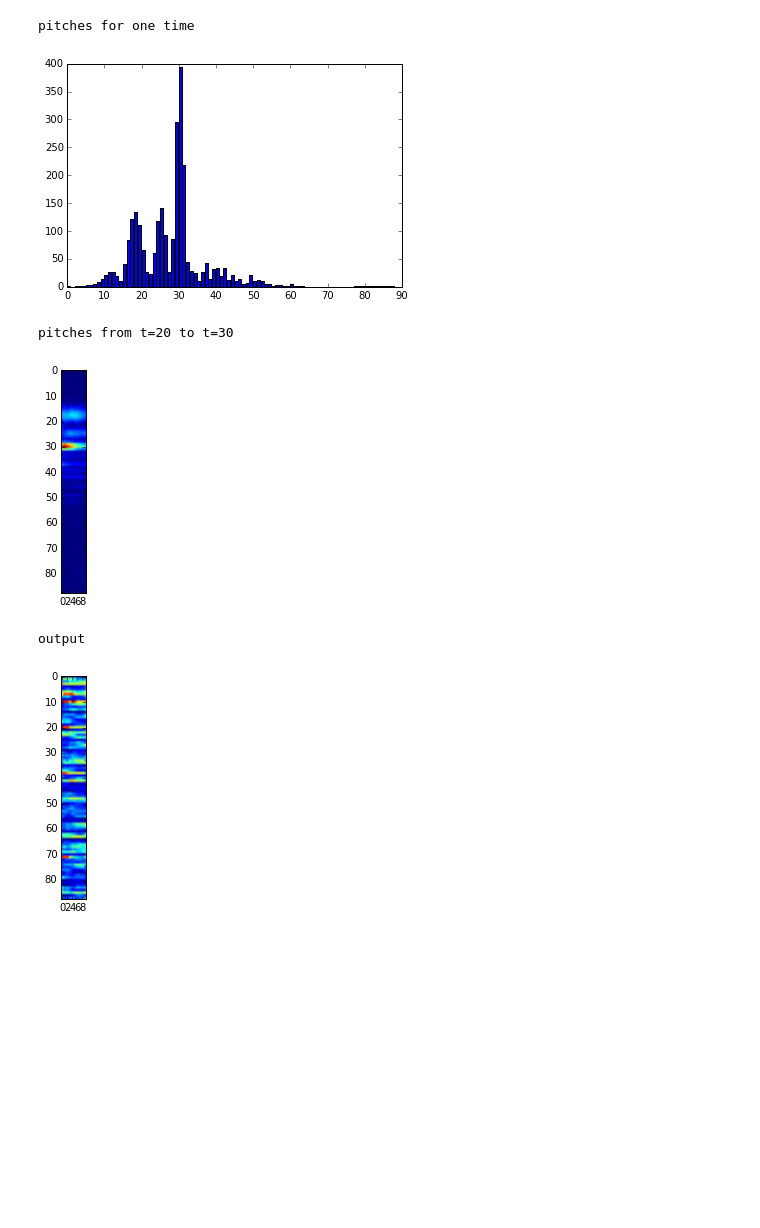
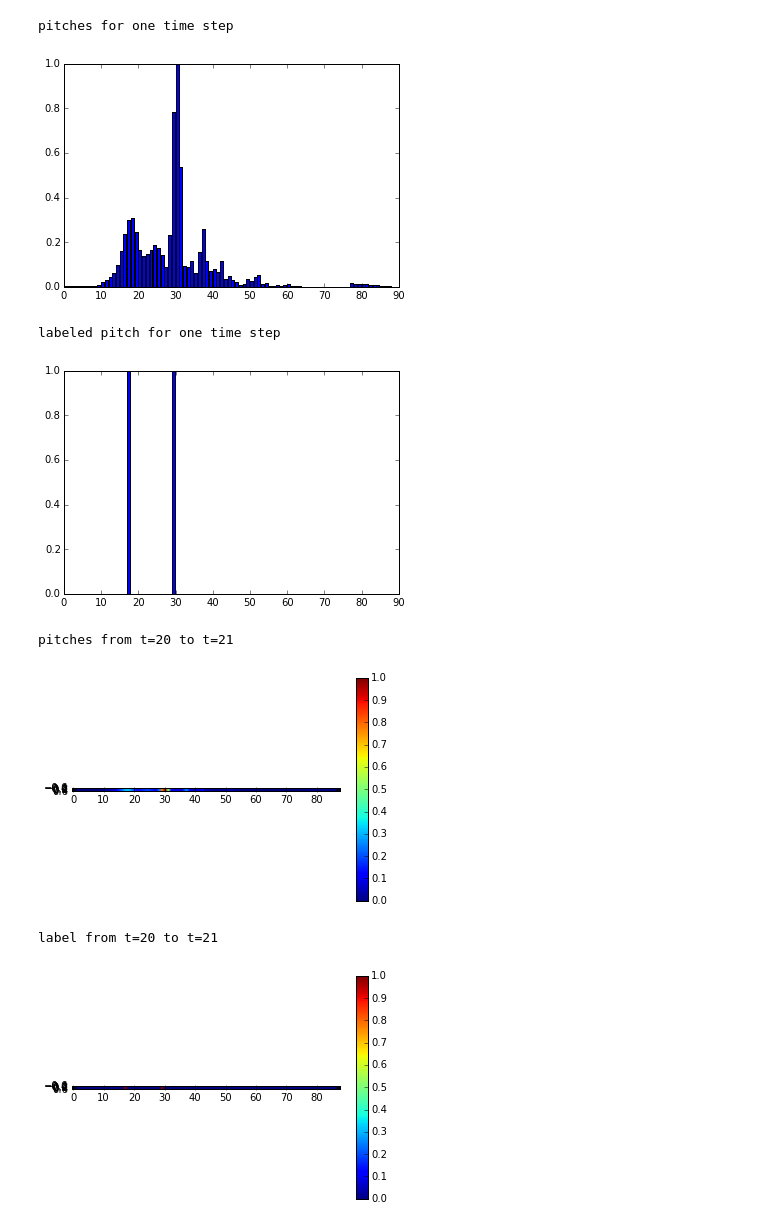
Before and after one commit to jbarrow/capstone, a Jupyter notebook: notebooks/Training_Notebook.ipynb, the cells around one changed output. Drawn from its saved outputs; the diff is of its cells as text; code cells hidden in the pictures; blank space fills up the shorter version.

```diff
--- a/notebooks/Training_Notebook.ipynb
+++ b/notebooks/Training_Notebook.ipynb
@@ -25,0 +26,10 @@ audio = load('../data/MUS/test/MAPS_MUS-alb_esp2_AkPnStgb.pkl')
+# %%
+print "Normalize audio"
+patterns = audio.X.shape[0]
+dimensions = audio.X.shape[1]
+max_values = np.max(audio.X, axis=1)
+max_values = np.tile(max_values, (dimensions, 1)).T
+X = audio.X / max_values
+X = np.nan_to_num(X)
+Y = audio.Y
+print X
@@ -82,37 +112,57 @@ def forward_propagation(self, x):
     for t in np.arange(T):
         # Note that we are indxing U by x[t]. This is the same as multiplying U with a one-hot vector.
 #         s[t] = np.tanh(self.U[:,x[t]] + self.W.dot(s[t-1]))
+#         s[t] = np.tanh(self.U.dot(x[t]) + self.W.dot(s[t-1]))
         s[t] = np.tanh(self.U.dot(x[t]) + self.W.dot(s[t-1]))
         o[t] = softmax(self.V.dot(s[t]))
+        plt.figure()
+        plt.bar(range(len(o[t])), o[t])
+        plt.show()
     return [o, s]
 
 RNNNumpy.forward_propagation = forward_propagation
 # %%
 # Forward prop example
 np.random.seed(1)
 midi_dim = 88
 model = RNNNumpy(midi_dim)
-i = 100
-print "pitches for one time"
+
+i = 20
+print "pitches for one time step"
 plt.figure()
-plt.bar(range(len(audio.X[i])), audio.X[i])
-plt.show()
-plt.figure()
-start = 20
-end = 30
-print "pitches from t=%d to t=%d" % (start, end)
-plt.imshow(audio.X[start:end, :].T)
+plt.bar(range(len(X[i])), X[i])
 plt.show()
 
-o, s = model.forward_propagation(audio.X[20:30, :])
+print "labeled pitch for one time step"
+plt.figure()
+plt.bar(range(len(Y[i])), Y[i])
+plt.show()
+
+start = 20
+end = 21
+print "pitches from t=%d to t=%d" % (start, end)
+plt.figure()
+plt.imshow(X[start:end, :])
+plt.colorbar()
+plt.show()
+
+print "label from t=%d to t=%d" % (start, end)
+plt.imshow(Y[start:end, :])
+plt.colorbar()
+plt.show()
+
+o, s = model.forward_propagation(X[start:end, :])
 print "output"
 plt.figure()
-plt.imshow(o.T)
+plt.imshow(o)
+plt.colorbar()
 plt.show()
 # %% [output]
-pitches for one time
+pitches for one time step
-[figure, old version]
+[figure, new version]
-pitches from t=20 to t=30
+labeled pitch for one time step
-[figure, old version]
+[figure, new version]
-output
+pitches from t=20 to t=21
-[figure, old version]
+[figure, new version]
+label from t=20 to t=21
+[figure, added]
```
Also changed, not shown: parts of 11 cells of this notebook.
